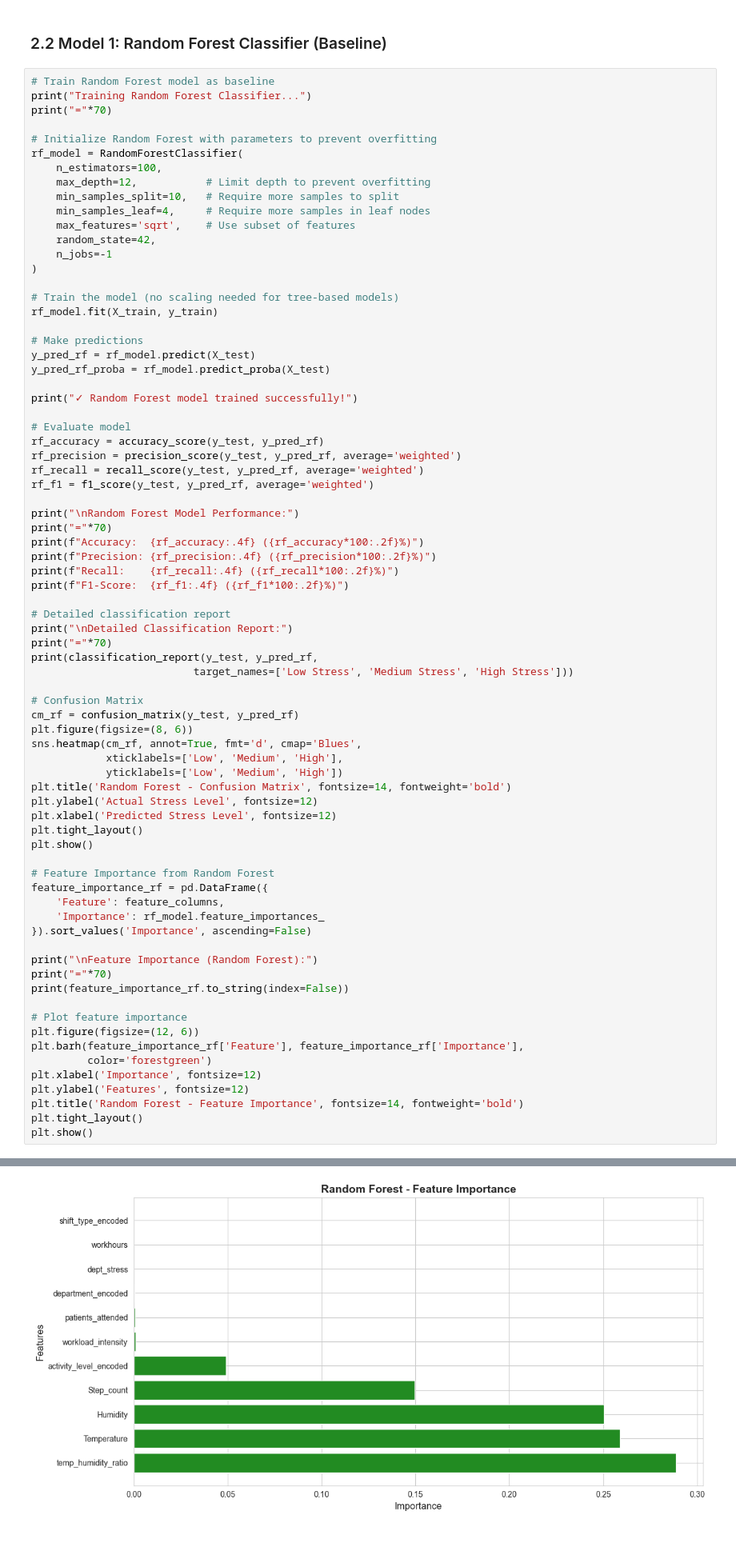
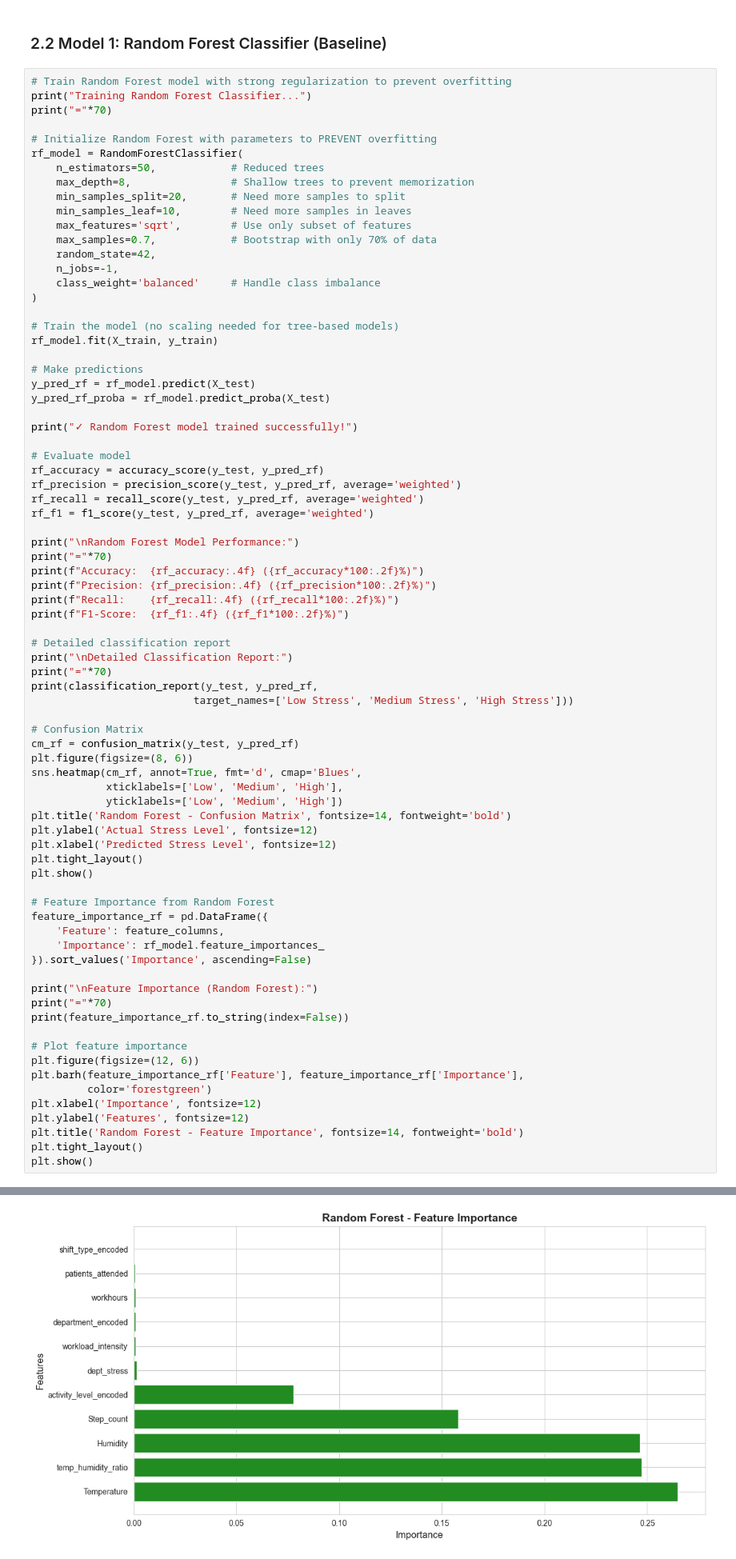
Before and after one commit to NandeeshNB/Explainable-Generative-AI-for-Stress-and-Burnout-Risk-Prediction-in-Healthcare-Workers, a Jupyter notebook: phase1_2_stress_prediction.ipynb, the cells around one changed output, grey strips where cells are left out. Shown at 80% size. Cells and saved outputs as stored; diff of their text form.

```diff
--- a/phase1_2_stress_prediction.ipynb
+++ b/phase1_2_stress_prediction.ipynb
@@ -733,19 +751,21 @@ Features used for modeling:
 # %% [markdown]
 ### 2.2 Model 1: Random Forest Classifier (Baseline)
 # %%
-# Train Random Forest model as baseline
+# Train Random Forest model with strong regularization to prevent overfitting
 print("Training Random Forest Classifier...")
 print("="*70)
 
-# Initialize Random Forest with parameters to prevent overfitting
+# Initialize Random Forest with parameters to PREVENT overfitting
 rf_model = RandomForestClassifier(
-    n_estimators=100,
-    max_depth=12,           # Limit depth to prevent overfitting
-    min_samples_split=10,   # Require more samples to split
-    min_samples_leaf=4,     # Require more samples in leaf nodes
-    max_features='sqrt',    # Use subset of features
+    n_estimators=50,            # Reduced trees
+    max_depth=8,                # Shallow trees to prevent memorization
+    min_samples_split=20,       # Need more samples to split
+    min_samples_leaf=10,        # Need more samples in leaves
+    max_features='sqrt',        # Use only subset of features
+    max_samples=0.7,            # Bootstrap with only 70% of data
     random_state=42,
-    n_jobs=-1
+    n_jobs=-1,
+    class_weight='balanced'     # Handle class imbalance
 )
 
 # Train the model (no scaling needed for tree-based models)
@@ -843,4 +863,4 @@ activity_level_encoded    0.049297
-[figure, old version]
+[figure, new version]
 # %% [markdown]
 ### 2.3 Model 2: XGBoost Classifier (Primary Model)
 # %%
```
Also changed, not shown: parts of 12 cells of this notebook.
